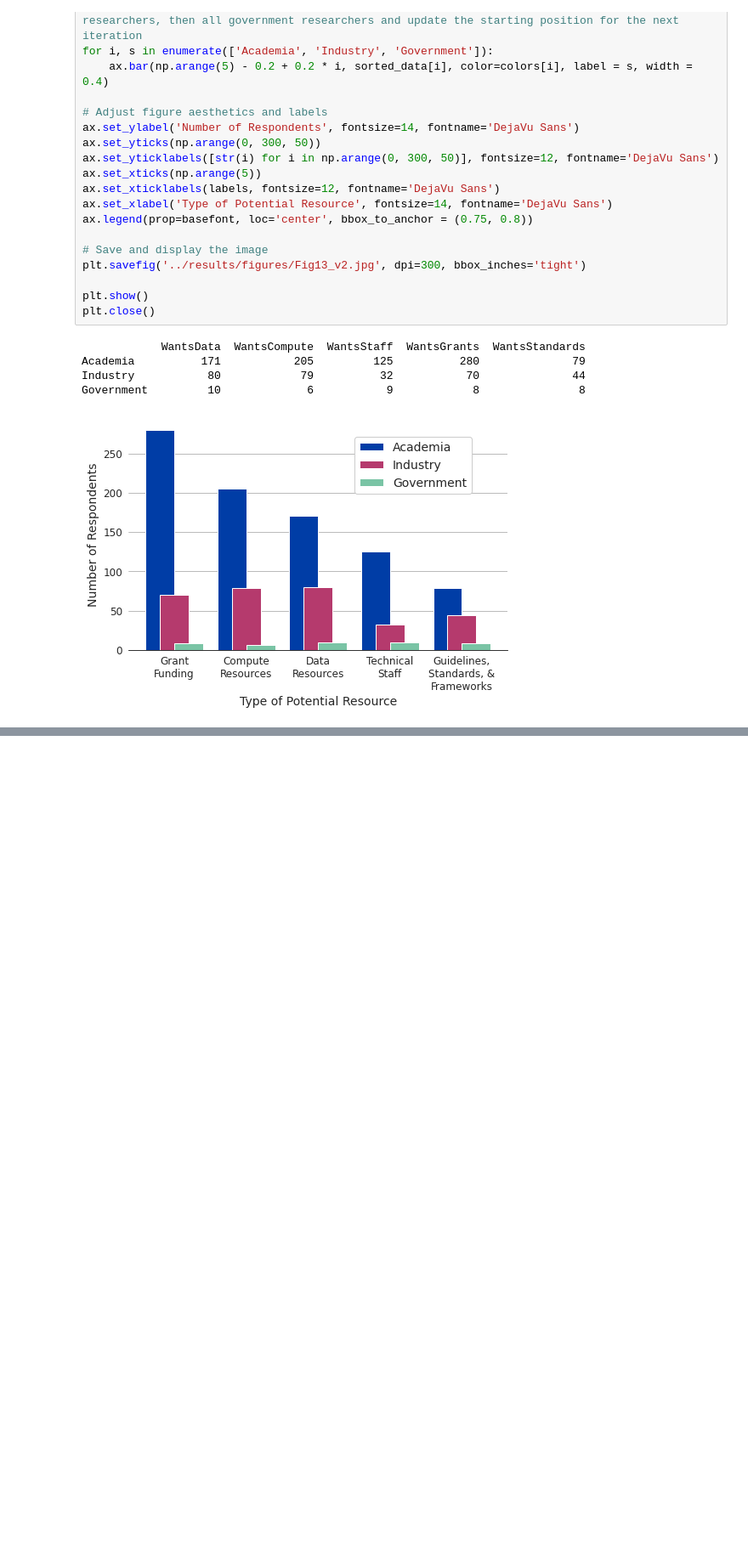
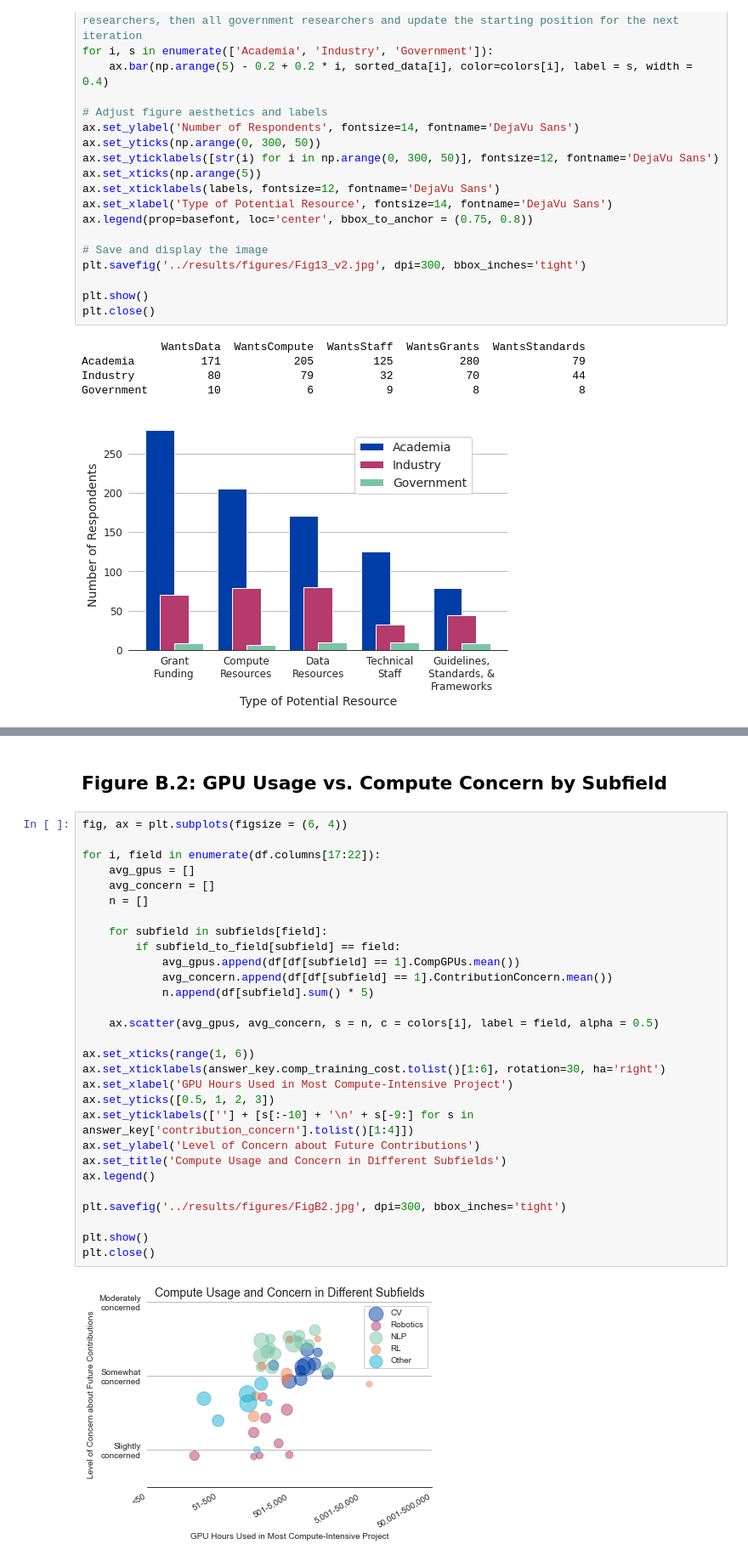
Before and after one commit to georgetown-cset/Compute_Survey_2022, a Jupyter notebook: scripts/paper_figures.ipynb, the cells around one changed output, grey strips where cells are left out. Shown at 85% size. Drawn from its saved outputs; the diff is of its cells as text; blank space fills up the shorter version.

```diff
--- a/scripts/paper_figures.ipynb
+++ b/scripts/paper_figures.ipynb
@@ -1186,0 +1281,33 @@ Government         10             6           9            8               8
+# %% [markdown]
+## Figure B.2: GPU Usage vs. Compute Concern by Subfield
+# %%
+fig, ax = plt.subplots(figsize = (6, 4))
+
+for i, field in enumerate(df.columns[17:22]):
+    avg_gpus = []
+    avg_concern = []
+    n = []
+
+    for subfield in subfields[field]:
+        if subfield_to_field[subfield] == field:
+            avg_gpus.append(df[df[subfield] == 1].CompGPUs.mean())
+            avg_concern.append(df[df[subfield] == 1].ContributionConcern.mean())
+            n.append(df[subfield].sum() * 5)
+
+    ax.scatter(avg_gpus, avg_concern, s = n, c = colors[i], label = field, alpha = 0.5)
+
+ax.set_xticks(range(1, 6))
+ax.set_xticklabels(answer_key.comp_training_cost.tolist()[1:6], rotation=30, ha='right')
+ax.set_xlabel('GPU Hours Used in Most Compute-Intensive Project')
+ax.set_yticks([0.5, 1, 2, 3])
+ax.set_yticklabels([''] + [s[:-10] + '\n' + s[-9:] for s in answer_key['contribution_concern'].tolist()[1:4]])
+ax.set_ylabel('Level of Concern about Future Contributions')
+ax.set_title('Compute Usage and Concern in Different Subfields')
+ax.legend()
+
+plt.savefig('../results/figures/FigB2.jpg', dpi=300, bbox_inches='tight')
+
+plt.show()
+plt.close()
+# %% [output]
+[figure, added]
```
Also changed, not shown: parts of 10 cells of this notebook, 21 other files.
